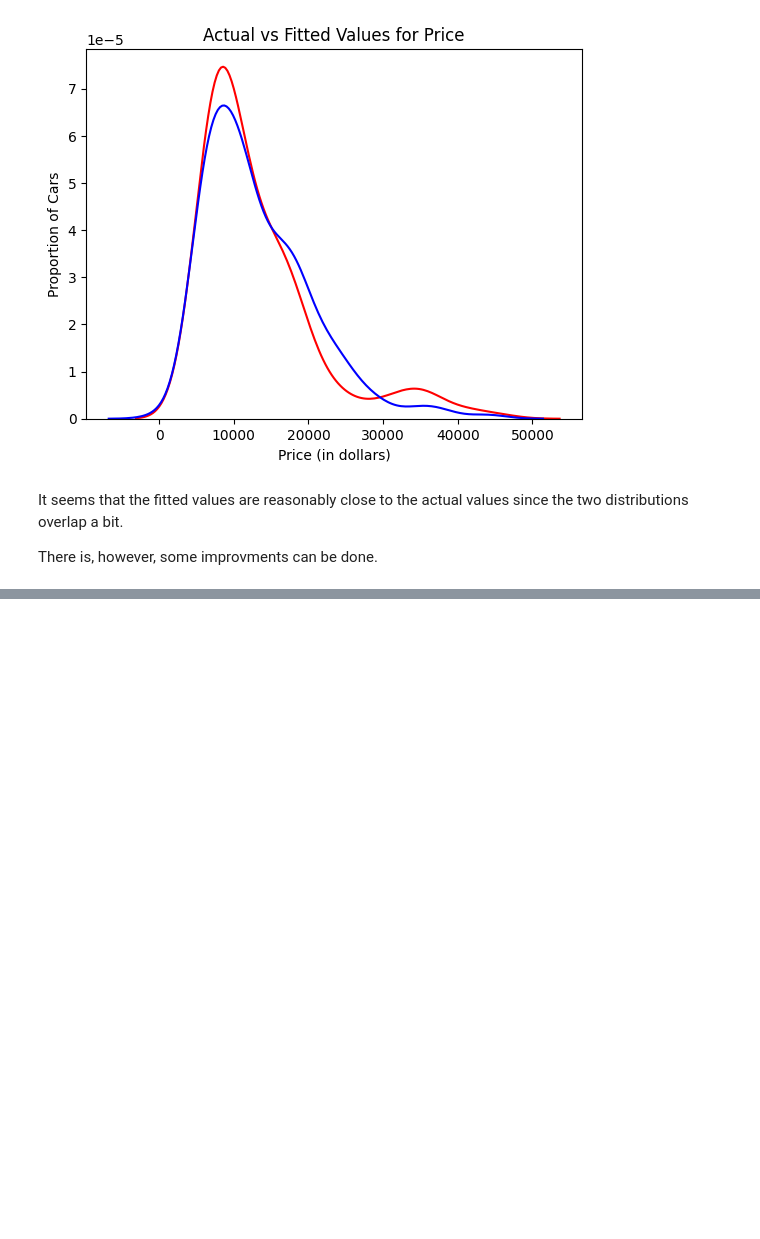
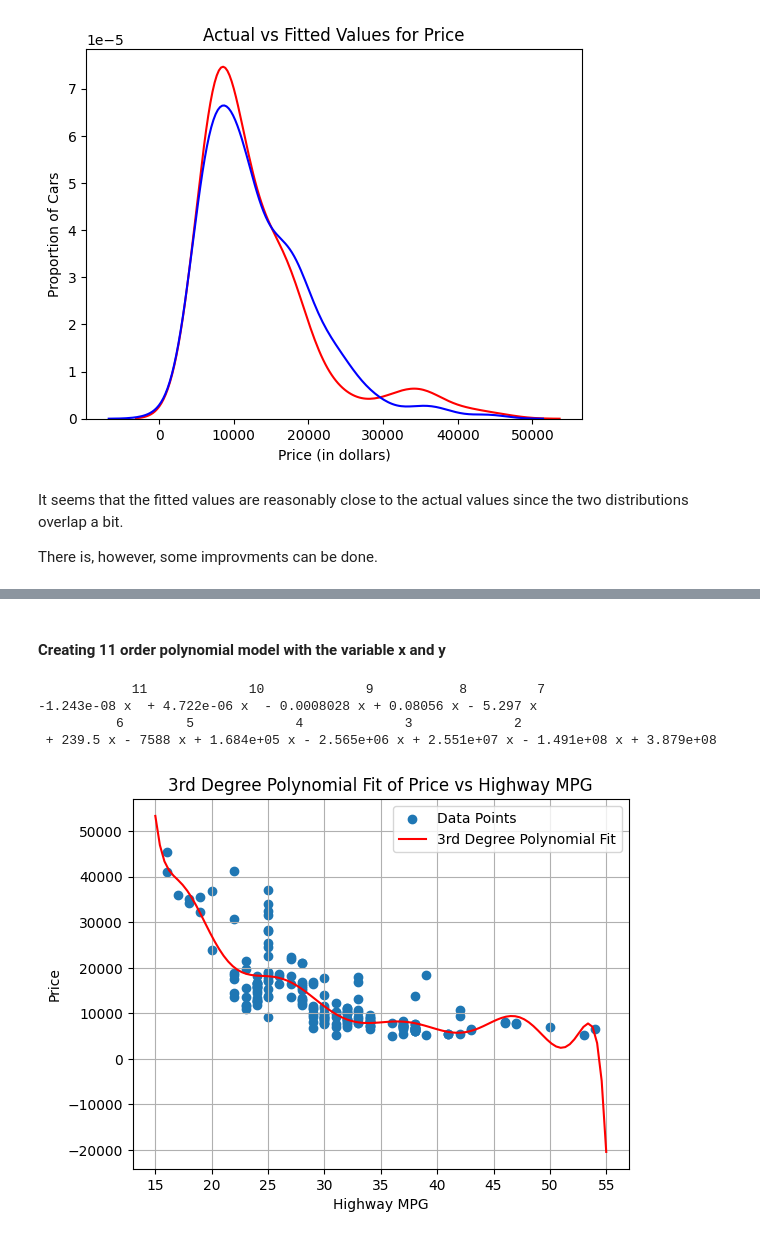
Before and after one commit to ghatanisuresh/DataScience_tutorial, a Jupyter notebook: Model Development/Linear and Multiple LR.ipynb, the cells around one changed output, grey strips where cells are left out. Saved outputs shown, nothing was run; the diff lists cells and outputs as text; code cells hidden in the pictures; blank space fills up the shorter version.

```diff
--- a/Model Development/Linear and Multiple LR.ipynb
+++ b/Model Development/Linear and Multiple LR.ipynb
@@ -375,0 +492,31 @@ There is, however, some improvments can be done.
+# %% [markdown]
+#### Creating 11 order polynomial model with the variable x and y
+# %%
+f1 = np.polyfit(x, y, 11)
+p1 = np.poly1d(f1)
+print(p1)
+# %% [output]
+            11             10             9           8         7
+-1.243e-08 x  + 4.722e-06 x  - 0.0008028 x + 0.08056 x - 5.297 x
+          6        5             4             3             2
+ + 239.5 x - 7588 x + 1.684e+05 x - 2.565e+06 x + 2.551e+07 x - 1.491e+08 x + 3.879e+08
+# %%
+# Fit a 11 degree polynomial to the data
+coefficients = np.polyfit(x, y, 11)
+polynomial = np.poly1d(coefficients)
+
+# Generate x values for plotting
+x_vals = np.linspace(15, 55, 100)
+y_vals = polynomial(x_vals)
+
+# Plotting the data points and the polynomial fit
+plt.scatter(x, y, label='Data Points')
+plt.plot(x_vals, y_vals, color='red', label='3rd Degree Polynomial Fit')
+plt.xlabel('Highway MPG')
+plt.ylabel('Price')
+plt.title('3rd Degree Polynomial Fit of Price vs Highway MPG')
+plt.legend()
+plt.grid(True)
+plt.show()
+# %% [output]
+[figure, added]
```
Also changed, not shown: parts of 38 cells of this notebook.
